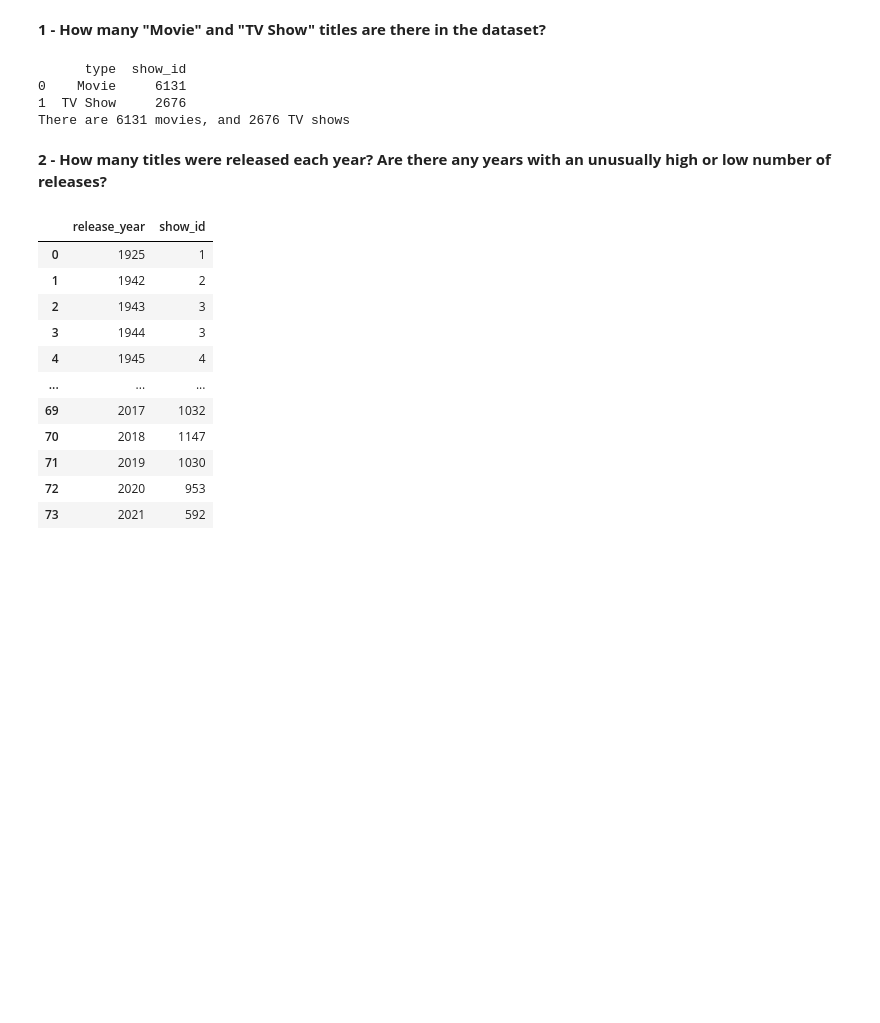
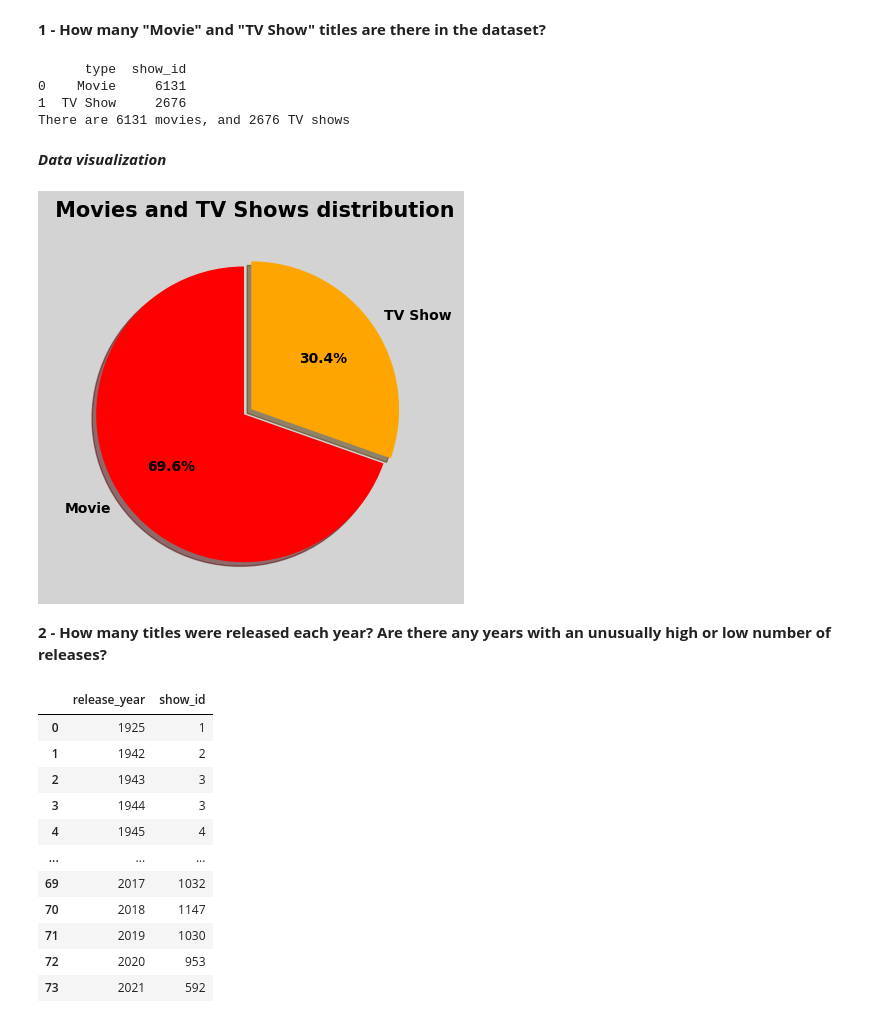
Before and after one commit to devWeb-JP18/bi-data-ai-portfolio, a Jupyter notebook: projects_data_analysis_and_BI/netflix/app.ipynb, the cells around one changed output. Drawn from its saved outputs; the diff is of its cells as text; code cells hidden in the pictures; blank space fills up the shorter version.

```diff
--- a/projects_data_analysis_and_BI/netflix/app.ipynb
+++ b/projects_data_analysis_and_BI/netflix/app.ipynb
@@ -89,6 +75,26 @@ print("There are 6131 movies, and 2676 TV shows")
 0    Movie     6131
 1  TV Show     2676
 There are 6131 movies, and 2676 TV shows
+# %% [markdown]
+***Data visualization***
+# %%
+label = group_title['type']
+values = group_title['show_id']
+explode = (0.06, 0) # the distance each slice will be moved away from the center
+
+
+plt.figure(facecolor='lightgray')
+plt.pie(
+    values, labels=label, autopct='%1.1f%%',
+    colors=['red','orange'],
+    shadow=True, startangle=90,
+    textprops={'weight': 'bold', 'fontsize': 10},
+    explode=explode)
+
+plt.title(" Movies and TV Shows distribution", weight='bold', fontsize=15)
+plt.show()
+# %% [output]
+[figure, added]
 # %% [markdown]
 **2 - How many titles were released each year? Are there any years with an unusually high or low number of releases?**
 # %%
```
Also changed, not shown: parts of 6 cells of this notebook.
